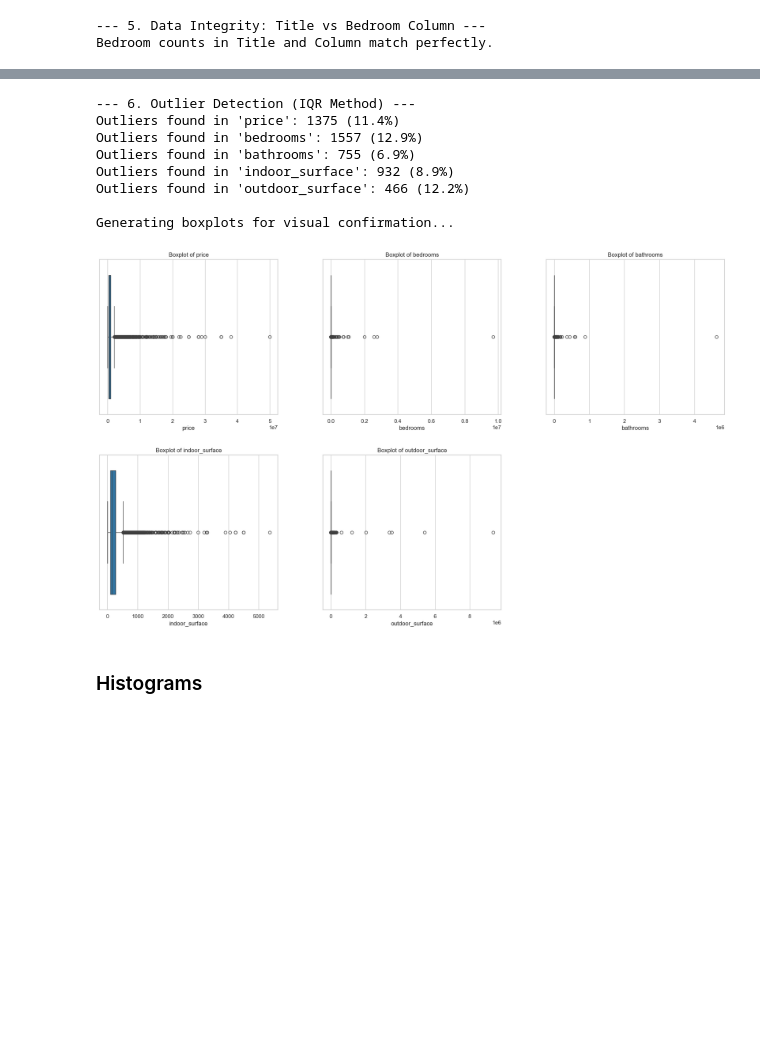
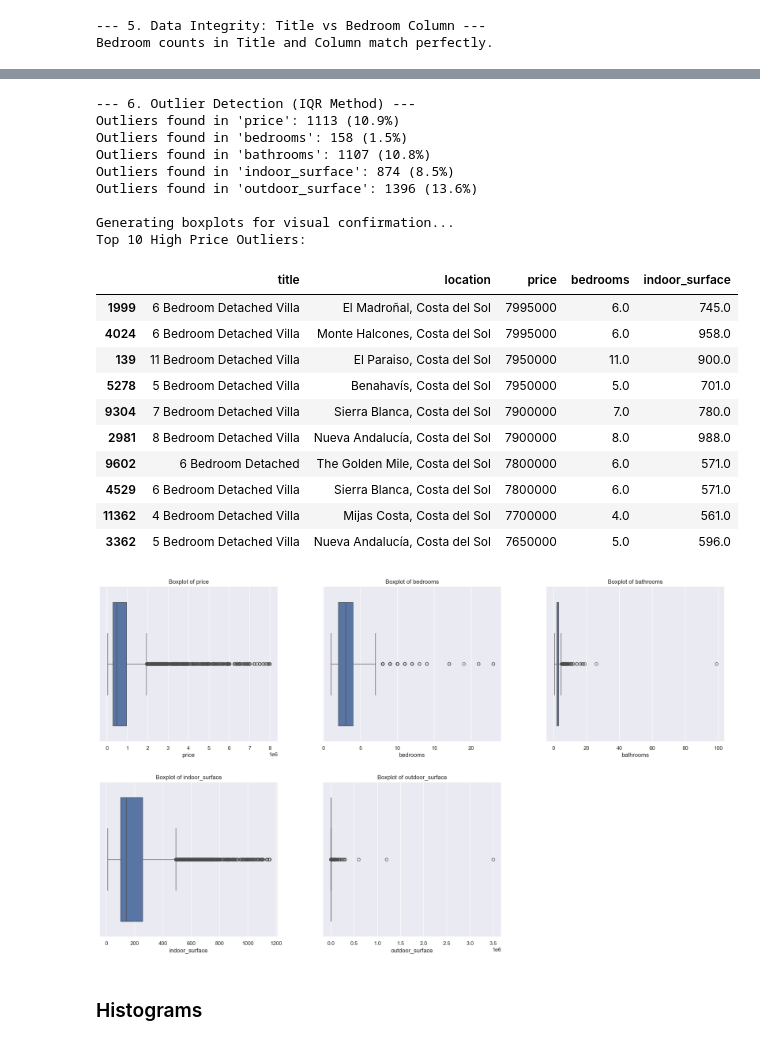
Before and after one commit to saralall/real-estate-price-prediction, a Jupyter notebook: src/Data_analysis.ipynb, the cells around one changed output, grey strips where cells are left out. Drawn from its saved outputs; the diff is of its cells as text; code cells hidden in the pictures; blank space fills up the shorter version.

```diff
--- a/src/Data_analysis.ipynb
+++ b/src/Data_analysis.ipynb
@@ -72,0 +128,36 @@ df = df.loc[:, ~df.columns.duplicated()]
+# %%
+print("\n--- Applying Residential Filter ---")
+initial_count = len(df)
+
+# Expanded list of non-residential keywords
+non_residential_keywords = [
+    'Plot', 'Land', 'Commercial', 'Office', 'Shop', 'Garage', 'Warehouse',
+    'Restaurant', 'Business', 'Hotel', 'Bar', 'Nightclub', 'Cafe',
+    'Storage', 'Parking', 'Hospitality', 'Equestrian', 'Farm'
+]
+
+# Create mask (case insensitive)
+mask = df['property_type'].str.contains('|'.join(non_residential_keywords), case=False, na=False)
+
+# 1. Capture what we are about to remove
+df_removed = df[mask]
+removed_counts = df_removed['property_type'].value_counts()
+
+# 2. Apply the Filter (Keep what is NOT in the mask)
+df = df[~mask].copy()
+
+filtered_count = len(df)
+
+# 3. Report Results
+print(f"Initial Count: {initial_count}")
+print(f"Removed Rows:  {initial_count - filtered_count}")
+print(f"Final Count:   {filtered_count}")
+
+print("\n--- Breakdown of Removed Non-Residential Types ---")
+if not removed_counts.empty:
+    display(removed_counts.to_frame(name='Count'))
+else:
+    print("No non-residential types found to remove.")
+
+print("\n--- Remaining Residential Property Types ---")
+print(df['property_type'].unique())
@@ -503,39 +719,57 @@ for col in continuousFeatures:
     Q3 = valid_data.quantile(0.75)
     IQR = Q3 - Q1
     lower_bound = Q1 - 1.5 * IQR
     upper_bound = Q3 + 1.5 * IQR
 
     outliers = valid_data[(valid_data < lower_bound) | (valid_data > upper_bound)]
 
     if not outliers.empty:
         print(f"Outliers found in '{col}': {len(outliers)} ({len(outliers)/len(valid_data)*100:.1f}%)")
     else:
         print(f"No outliers found in '{col}'.")
 
 print("\nGenerating boxplots for visual confirmation...")
 fig, axes = plt.subplots(2, 3, figsize=(20, 12))
 fig.tight_layout(pad=5.0)
 ax = axes.flatten()
 for i in range(len(continuousFeatures)):
     col = continuousFeatures[i]
     sns.boxplot(data=df, x=col, ax=ax[i])
     ax[i].set_title(f"Boxplot of {col}")
 
 for i in range(len(continuousFeatures), len(ax)):
     ax[i].set_visible(False)
 
+
+# Inspect the top 10 most expensive properties to check for validity vs error
+print("Top 10 High Price Outliers:")
+display(df.sort_values('price', ascending=False)[['title', 'location', 'price', 'bedrooms', 'indoor_surface']].head(10))
+
+
 plt.savefig('images/boxplots.pdf')
 plt.show()
 # %% [output]
 --- 6. Outlier Detection (IQR Method) ---
-Outliers found in 'price': 1375 (11.4%)
-Outliers found in 'bedrooms': 1557 (12.9%)
-Outliers found in 'bathrooms': 755 (6.9%)
-Outliers found in 'indoor_surface': 932 (8.9%)
-Outliers found in 'outdoor_surface': 466 (12.2%)
+Outliers found in 'price': 1113 (10.9%)
+Outliers found in 'bedrooms': 158 (1.5%)
+Outliers found in 'bathrooms': 1107 (10.8%)
+Outliers found in 'indoor_surface': 874 (8.5%)
+Outliers found in 'outdoor_surface': 1396 (13.6%)
 
 Generating boxplots for visual confirmation...
+Top 10 High Price Outliers:
+|  | title | location | price | bedrooms | indoor_surface |
+| 1999 | 6 Bedroom Detached Villa | El Madroñal, Costa del Sol | 7995000 | 6.0 | 745.0 |
+| 4024 | 6 Bedroom Detached Villa | Monte Halcones, Costa del Sol | 7995000 | 6.0 | 958.0 |
+| 139 | 11 Bedroom Detached Villa | El Paraiso, Costa del Sol | 7950000 | 11.0 | 900.0 |
+| 5278 | 5 Bedroom Detached Villa | Benahavís, Costa del Sol | 7950000 | 5.0 | 701.0 |
+| 9304 | 7 Bedroom Detached Villa | Sierra Blanca, Costa del Sol | 7900000 | 7.0 | 780.0 |
+| 2981 | 8 Bedroom Detached Villa | Nueva Andalucía, Costa del Sol | 7900000 | 8.0 | 988.0 |
+| 9602 | 6 Bedroom Detached | The Golden Mile, Costa del Sol | 7800000 | 6.0 | 571.0 |
+| 4529 | 6 Bedroom Detached Villa | Sierra Blanca, Costa del Sol | 7800000 | 6.0 | 571.0 |
+| 11362 | 4 Bedroom Detached Villa | Mijas Costa, Costa del Sol | 7700000 | 4.0 | 561.0 |
+| 3362 | 5 Bedroom Detached Villa | Nueva Andalucía, Costa del Sol | 7650000 | 5.0 | 596.0 |
-[figure, old version]
+[figure, new version]
 # %% [markdown]
 ### Histograms
 # %%
```
Also changed, not shown: parts of 33 cells of this notebook.
